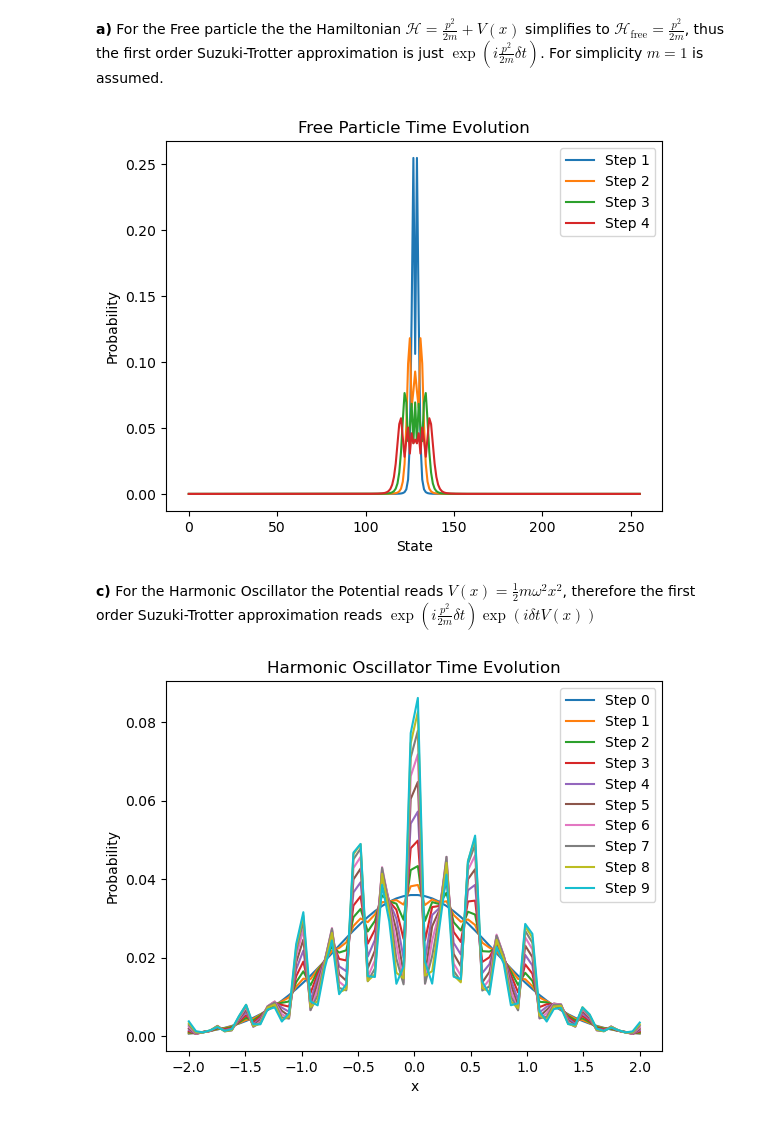
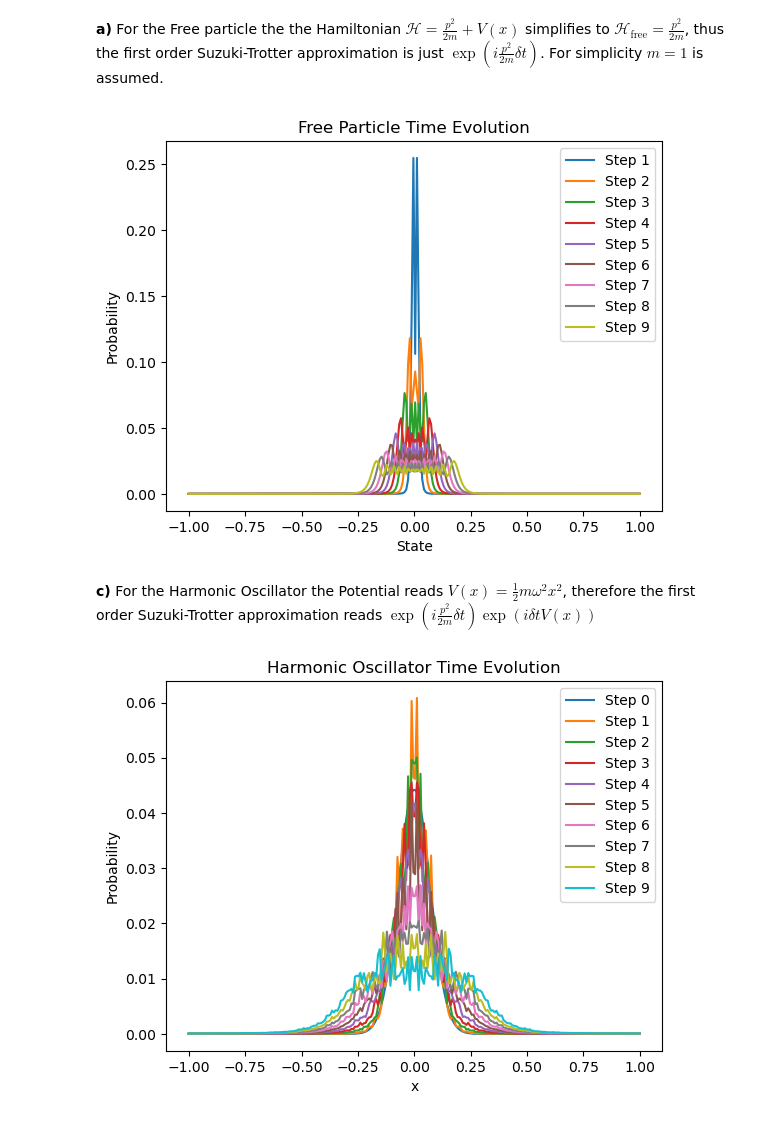
Before and after one commit to BenediktAuer/QC, a Jupyter notebook: Sheet 8/Ex2.ipynb, the cells around one changed output. Cells and saved outputs as stored; diff of their text form; code cells hidden in the pictures.

```diff
--- a/Sheet 8/Ex2.ipynb
+++ b/Sheet 8/Ex2.ipynb
@@ -7,22 +7,22 @@ import numpy as np
 from numpy import pi
 from matplotlib import pyplot as plt
 # %%
-def kinetic_Step(dt,n):
+def kinetic_Step(dt,n,trott=1):
     x = qiskit.QuantumRegister(n,'x')
     qc = qiskit.QuantumCircuit(x)
     N = 2**n
-    dp = 2*pi/N
+    dp = 2*pi/(N)
     b = pi*dp/n
     c = dp**2
     for j in range(n):
-        qc.p(n*dt*b*2**(n-1-j),j)
+        qc.p(1/trott*n*dt*b*2**(n-1-j),j)
 
     for j in range(n):
         for l in range(0,n):
             if j!=l:
-                qc.cp(-dt/2*c*2**(2*n-2-j-l),l,j)
+                qc.cp(-1/trott*dt/2*c*2**(2*n-2-j-l),l,j)
             else:
-                qc.p(-c*dt/2*2**(2*n-2-j-l),j)
+                qc.p(-1/trott*c*dt/2*2**(2*n-2-j-l),j)
     return qc.to_gate()
 
 def harmonic_Pot_Step(dt,n,L,omega=1):
@@ -42,12 +42,9 @@ def harmonic_Pot_Step(dt,n,L,omega=1):
                 qc.p(-c*omega**2*dt/2*2**(2*n-2-j-l),j)
     return qc.to_gate()
 # %%
-def getDeltaCircuit(n, intitalCondition):
+def getCircuit(n,initialConditon):
     qc = qiskit.QuantumCircuit(qiskit.QuantumRegister(n,'x'))
-    for i in range(n):
-        if (intitalCondition & (1 << i)):
-            qc.x(qc.qubits[i])
-
+    qc.initialize(initialConditon)
     return qc
 # %%
 # constructing th ecircuit:
@@ -63,8 +62,12 @@ L=2
+# %%
+sigma = 0.1
+psi_0 = np.exp(-x**2 / (2 * sigma**2))
+psi_0 /= np.linalg.norm(psi_0)
 # %%
 def free_particle_sim(num_steps,dt,n,initialConditon):
     step = kinetic_Step(dt,n)
     for i in range(num_steps):
-        qc = getDeltaCircuit(n,initialConditon)
+        qc = getCircuit(n,initialConditon)
         qc.append(QFT(n,do_swaps=False),qc.qubits[:])
         for j in range(i):
             qc.append(step,qc.qubits[:])
@@ -74,51 +77,42 @@ def free_particle_sim(num_steps,dt,n,initialConditon):
         qc.save_statevector()
         if i!=0:
             statevec =np.abs( sim.run(qiskit.transpile(qc, sim),shots=1000).result().get_statevector(qc))**2
-            plt.plot(statevec,label = f'Step {i}')
+            plt.plot(np.linspace(-L/2, L/2, 2**n),statevec,label = f'Step {i}')
 
     plt.xlabel("State") # plotting the states in decimal numbered states
     plt.ylabel("Probability")
     plt.title("Free Particle Time Evolution")
     plt.legend()
     plt.show()
-free_particle_sim(5,dt,n,initialConditon)
+free_particle_sim(10,dt,n,2**n//2)
 # %% [output]
-[figure, old version]
+[figure, new version]
 # %% [markdown]
 **c)** For the Harmonic Oscillator the Potential reads $V(x) =  \frac{1}{2}m\omega^2x^2$, therefore the  first order Suzuki-Trotter approximation reads $\exp{\left(i\frac{p^2}{2m}\delta t\right)} \exp{\left ( i\delta t V(x) \right)}$
-# %%
-def getPsi0(L,n):
-    x = np.linspace(-L/2, L/2, 2**n)
-    psi0 =(1/np.pi)**(1/4)*np.exp(-1/2*x**2)
-    return psi0/np.linalg.norm(psi0)
-def getCircuit(n,L):
-    initialConditon=getPsi0(L,n)
-    qc = qiskit.QuantumCircuit(qiskit.QuantumRegister(n,'x'))
-    qc.initialize(initialConditon)
-    return qc
 # %%
-def ham_osci_sim(num_steps,dt,n,L,getCircuit,omega=1):
+def ham_osci_sim(num_steps,dt,n,L,initialConditon,omega=1):
     step = kinetic_Step(dt,n)
     pot_Step = harmonic_Pot_Step(dt,n,L,omega)
     for i in range(*num_steps):
-        qc = getCircuit(n,L)
+        qc = getCircuit(n, initialConditon)
         for _ in range(i):
             qc.append(pot_Step,qc.qubits[:])
             qc.append(QFT(n,do_swaps=False),qc.qubits[:])
             qc.append(step,qc.qubits[:])
             qc.append(QFT(n, inverse=True,do_swaps=False),qc.qubits[:])
 
         #sim of curcuit
         qc.save_statevector()
         # if i!=0:
         statevec =np.abs( sim.run(qiskit.transpile(qc, sim),shots=1000).result().get_statevector(qc))**2
         plt.plot(np.linspace(-L/2, L/2, 2**n),statevec,label = f'Step {i}')
 
     plt.xlabel("x") # plotting the states in decimal numbered states
     plt.ylabel("Probability")
     plt.title("Harmonic Oscillator Time Evolution")
     plt.legend()
+    # plt.plot(x, 1/2*x**2)
     plt.show()
-ham_osci_sim((0,10),0.1,6,4,getCircuit)
+ham_osci_sim((0,10),1,n,L,psi_0)
 # %% [output]
-[figure, old version]
+[figure, new version]
```
Also changed, not shown: parts of 1 cell of this notebook.
